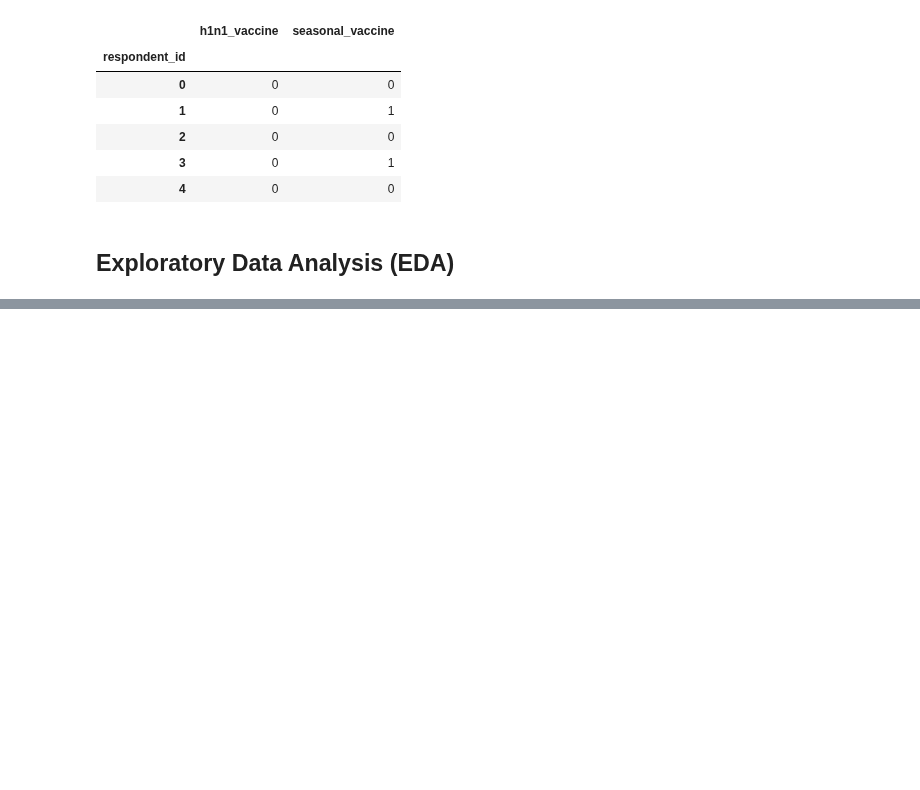
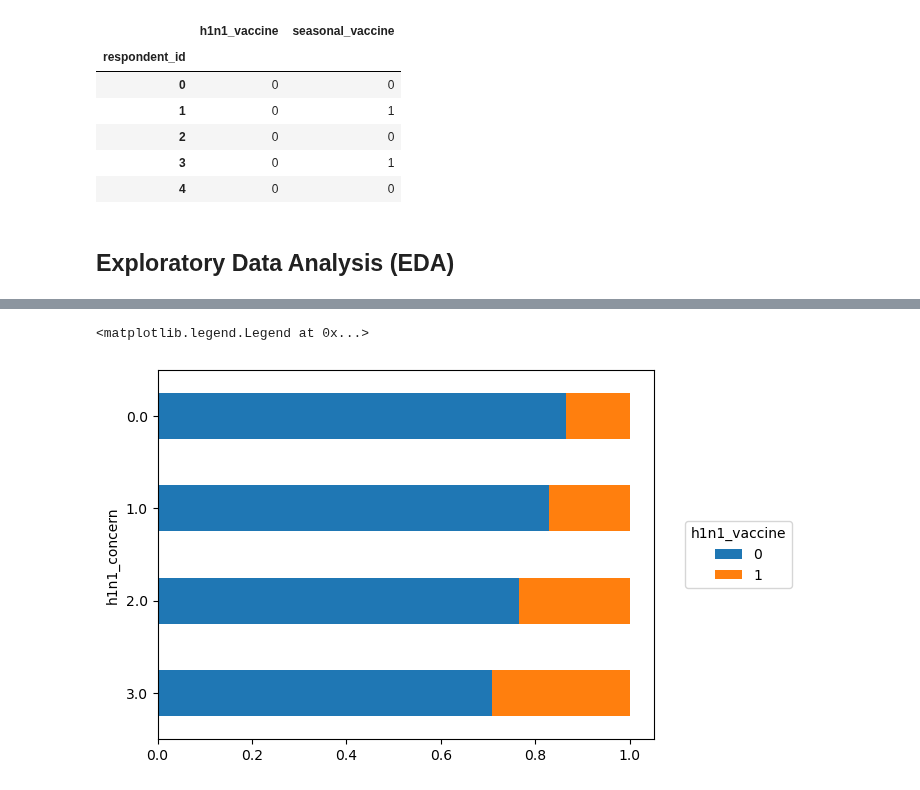
Before and after one commit to chipwayambokomas/flu_shot_learning, a Jupyter notebook: src/main.ipynb, the cells around one changed output, grey strips where cells are left out. Drawn from its saved outputs; the diff is of its cells as text; code cells hidden in the pictures; blank space fills up the shorter version.

```diff
--- a/src/main.ipynb
+++ b/src/main.ipynb
@@ -40,0 +110,4 @@ np.testing.assert_array_equal(features_df.index.values, labels_df.index.values)
+# %%
+merged_df = features_df.join(labels_df)
+print("merged_df.shape",merged_df.shape)
+merged_df.head()
@@ -40,0 +157,23 @@ np.testing.assert_array_equal(features_df.index.values, labels_df.index.values)
+# %%
+counts = (merged_df[['h1n1_concern', 'h1n1_vaccine']]
+              .groupby(['h1n1_concern', 'h1n1_vaccine'])
+              .size()
+              .unstack('h1n1_vaccine')
+         )
+
+#sums the values across each row of counts and stores the result in series h1n1_concern_counts
+h1n1_concern_counts = counts.sum(axis='columns')
+
+#does row-wise division of counts by h1n1_concern_counts
+props = counts.div(h1n1_concern_counts, axis='index')
+
+ax = props.plot.barh(stacked=True)
+ax.invert_yaxis()
+ax.legend(
+    loc='center left',
+    bbox_to_anchor=(1.05, 0.5),
+    title='h1n1_vaccine'
+)
+# %% [output]
+<matplotlib.legend.Legend at 0x...>
+[figure, added]
```
Also changed, not shown: parts of 15 cells of this notebook.
